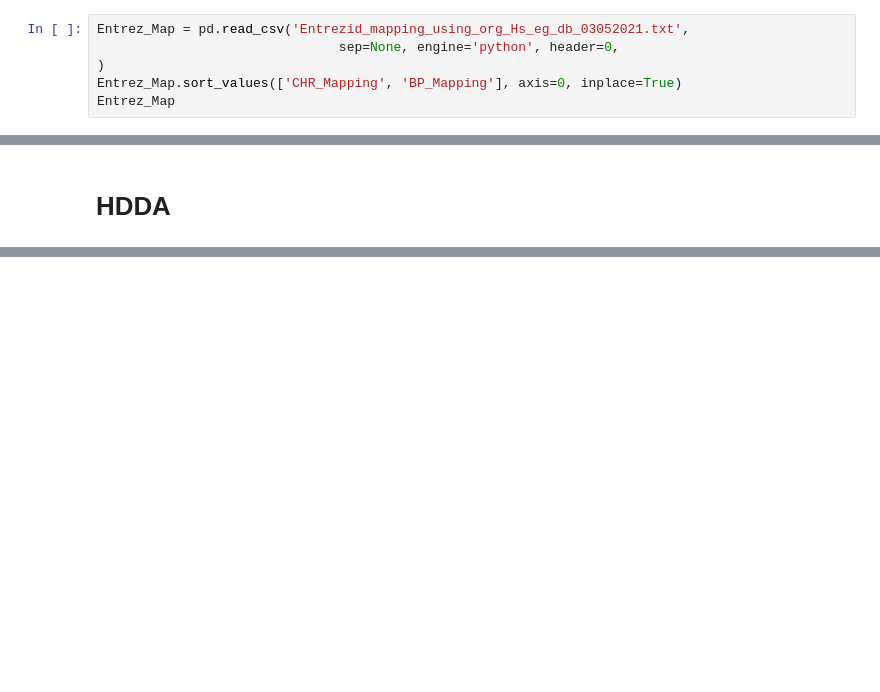
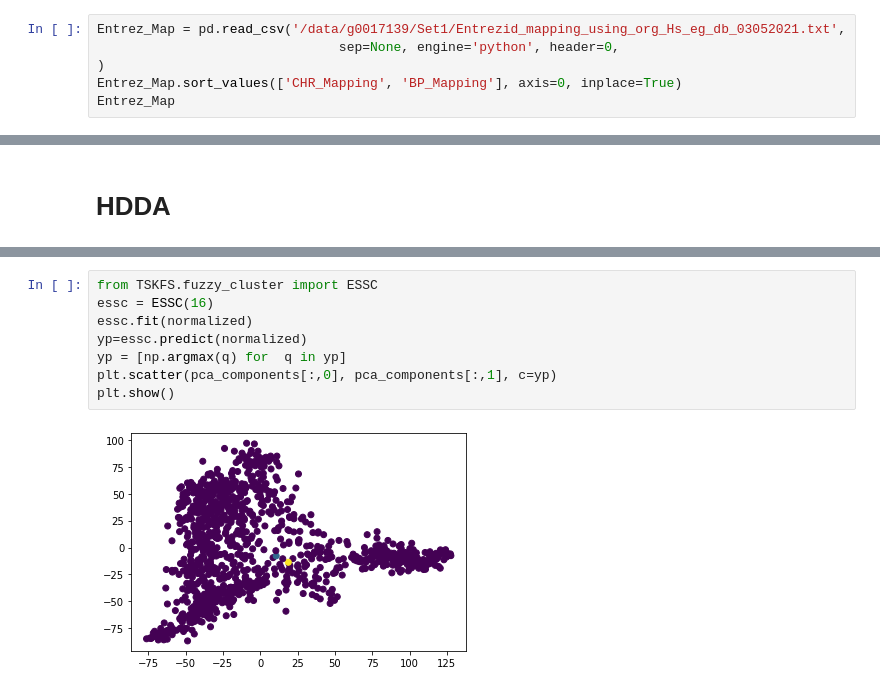
Before and after one commit to MarkF-hanze/UMCG_Thesis, a Jupyter notebook: Working_Code/Main.ipynb, the cells around one changed output, grey strips where cells are left out. Cells and saved outputs as stored; diff of their text form; blank space fills up the shorter version.

```diff
--- a/Working_Code/Main.ipynb
+++ b/Working_Code/Main.ipynb
@@ -51,7 +55,7 @@ gene_expression
 | WATCH_p_NCLE_RNA8_HG.U133_Plus_2_... | 4.596561 | 3.777780 | 7.924534 | 4.135966 | 4.690266 | 3.653206 | 7.835416 | 3.477349 | 11.097214 | 5.996493 | ... | ... |
 1067 rows × 19635 columns
 # %%
-Entrez_Map = pd.read_csv('Entrezid_mapping_using_org_Hs_eg_db_03052021.txt',
+Entrez_Map = pd.read_csv('/data/g0017139/Set1/Entrezid_mapping_using_org_Hs_eg_db_03052021.txt',
                                sep=None, engine='python', header=0,
 )
 Entrez_Map.sort_values(['CHR_Mapping', 'BP_Mapping'], axis=0, inplace=True)
@@ -281,0 +320,10 @@ pd.read_csv('HDDC.csv').set_index('Unnamed: 0')
+# %%
+from TSKFS.fuzzy_cluster import ESSC
+essc = ESSC(16)
+essc.fit(normalized)
+yp=essc.predict(normalized)
+yp = [np.argmax(q) for  q in yp]
+plt.scatter(pca_components[:,0], pca_components[:,1], c=yp)
+plt.show()
+# %% [output]
+[figure, added]
```
Also changed, not shown: parts of 26 cells of this notebook, 43 other files.
